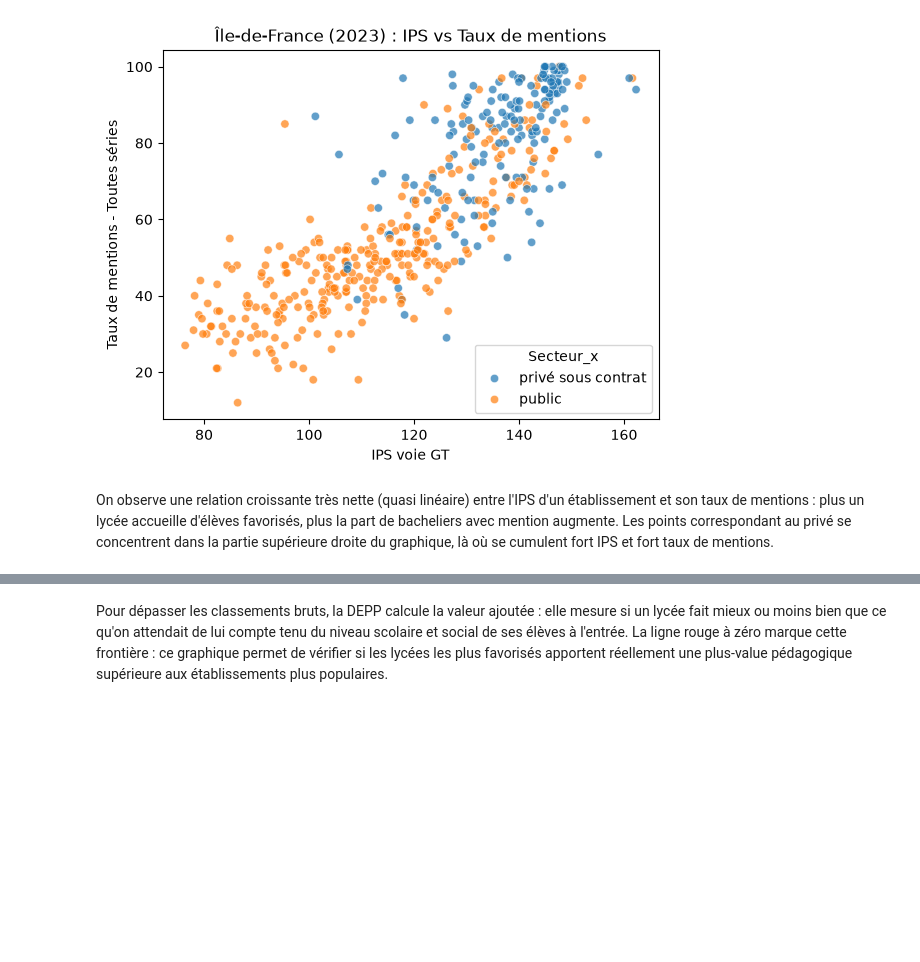
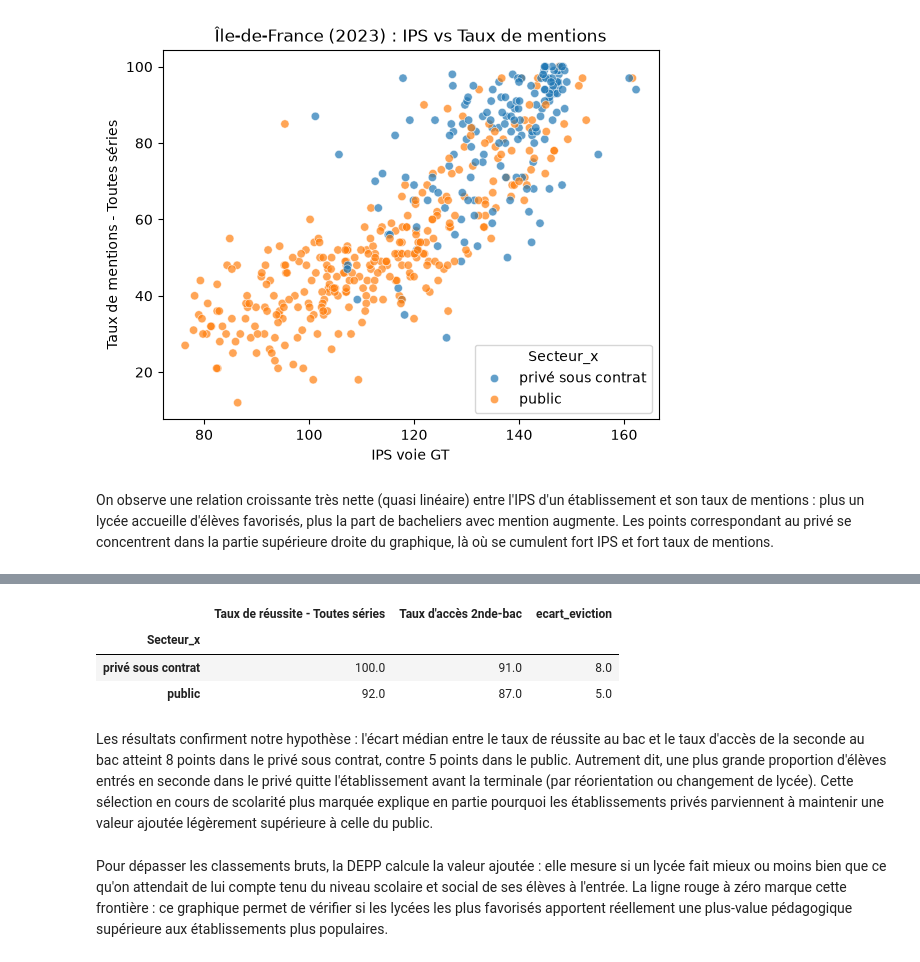
Before and after one commit to AlexisBenameur/projet-python-2AS1, a Jupyter notebook: codes/test_youcef.ipynb, the cells around one changed output, grey strips where cells are left out. Drawn from its saved outputs; the diff is of its cells as text; code cells hidden in the pictures; blank space fills up the shorter version.

Commit message:
ajout éviction pour idf

```diff
--- a/codes/test_youcef.ipynb
+++ b/codes/test_youcef.ipynb
@@ -97,3 +99,14 @@ On observe une relation croissante très nette (quasi linéaire) entre l'IPS d'u
+# %%
+df_idf["ecart_eviction"] = df_idf["Taux de réussite - Toutes séries"] - df_idf["Taux d'accès 2nde-bac"]
+
+df_idf.groupby("Secteur_x")[["Taux de réussite - Toutes séries", "Taux d'accès 2nde-bac", "ecart_eviction"]].median().round(1)
+# %% [output]
+|  | Taux de réussite - Toutes séries | Taux d'accès 2nde-bac | ecart_eviction |
+| Secteur_x |  |  |  |
+| privé sous contrat | 100.0 | 91.0 | 8.0 |
+| public | 92.0 | 87.0 | 5.0 |
+# %% [markdown]
+Les résultats confirment notre hypothèse : l'écart médian entre le taux de réussite au bac et le taux d'accès de la seconde au bac atteint 8 points dans le privé sous contrat, contre 5 points dans le public. Autrement dit, une plus grande proportion d'élèves entrés en seconde dans le privé quitte l'établissement avant la terminale (par réorientation ou changement de lycée). Cette sélection en cours de scolarité plus marquée explique en partie pourquoi les établissements privés parviennent à maintenir une valeur ajoutée légèrement supérieure à celle du public.
 # %% [markdown]
 Pour dépasser les classements bruts, la DEPP calcule la valeur ajoutée : elle mesure si un lycée fait mieux ou moins bien que ce qu'on attendait de lui compte tenu du niveau scolaire et social de ses élèves à l'entrée. La ligne rouge à zéro marque cette frontière : ce graphique permet de vérifier si les lycées les plus favorisés apportent réellement une plus-value pédagogique supérieure aux établissements plus populaires.
 # %%
```
Also changed, not shown: parts of 1 cell of this notebook.
